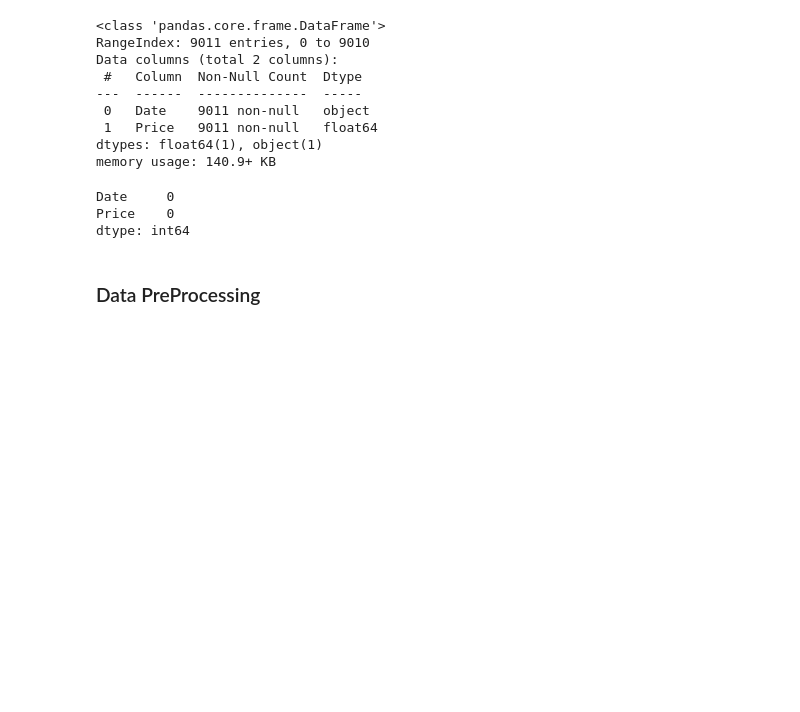
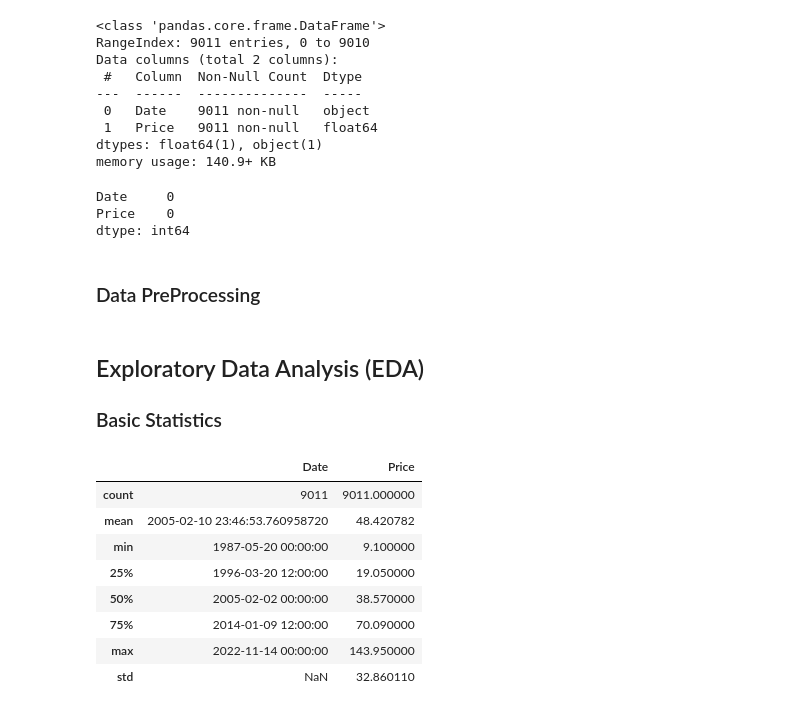
Before and after one commit to Ermi23/Oil-Price-Insights, a Jupyter notebook: notebooks/Data_Analysis_Workflow.ipynb, the cells around one changed output. Cells and saved outputs as stored; diff of their text form; code cells hidden in the pictures; blank space fills up the shorter version.

```diff
--- a/notebooks/Data_Analysis_Workflow.ipynb
+++ b/notebooks/Data_Analysis_Workflow.ipynb
@@ -100,3 +100,19 @@ data = data.sort_values(by='Date')
 
 # Reset index after sorting
 data.reset_index(drop=True, inplace=True)
+# %% [markdown]
+## Exploratory Data Analysis (EDA)
+
+### Basic Statistics
+# %%
+data.describe()
+# %% [output]
+|  | Date | Price |
+| count | 9011 | 9011.000000 |
+| mean | 2005-02-10 23:46:53.760958720 | 48.420782 |
+| min | 1987-05-20 00:00:00 | 9.100000 |
+| 25% | 1996-03-20 12:00:00 | 19.050000 |
+| 50% | 2005-02-02 00:00:00 | 38.570000 |
+| 75% | 2014-01-09 12:00:00 | 70.090000 |
+| max | 2022-11-14 00:00:00 | 143.950000 |
+| std | NaN | 32.860110 |
```
Also changed, not shown: parts of 6 cells of this notebook.
